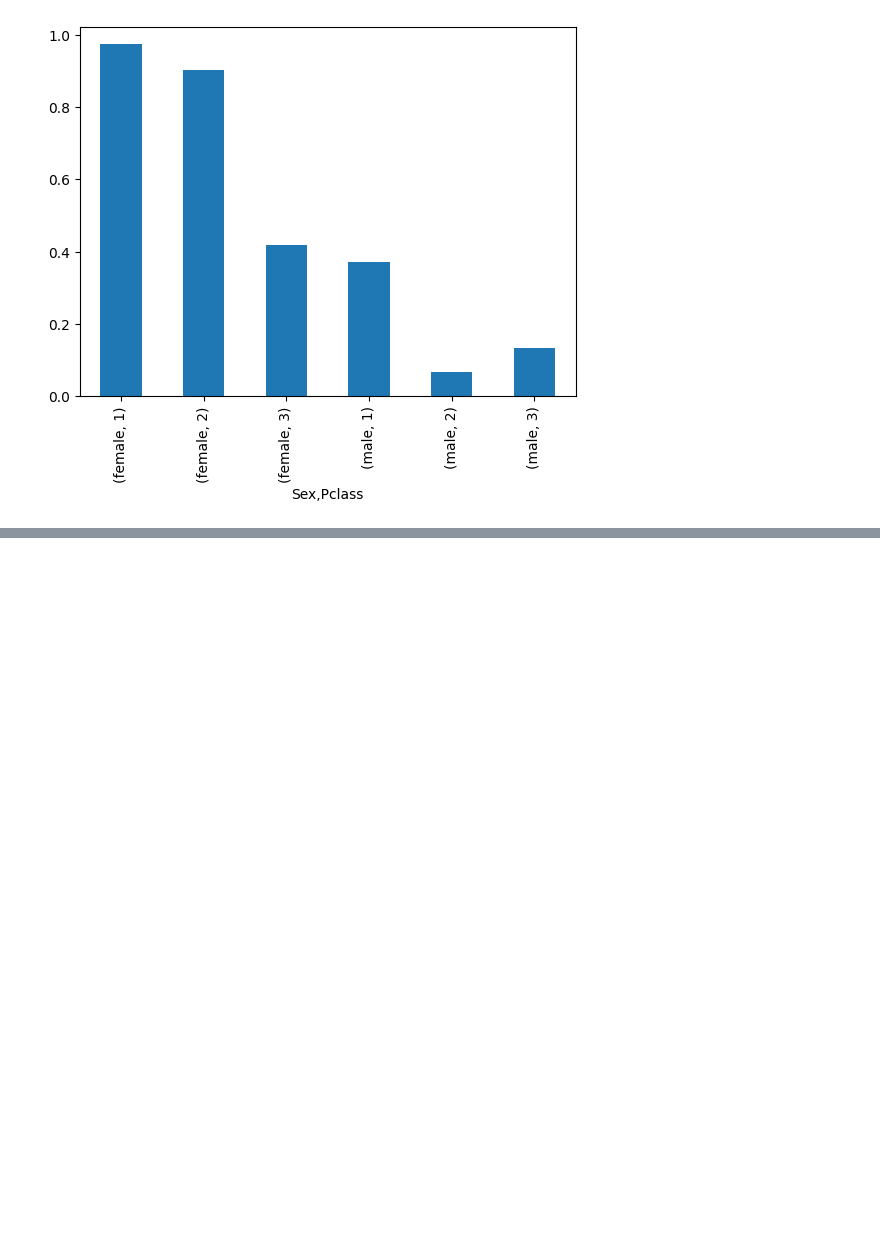
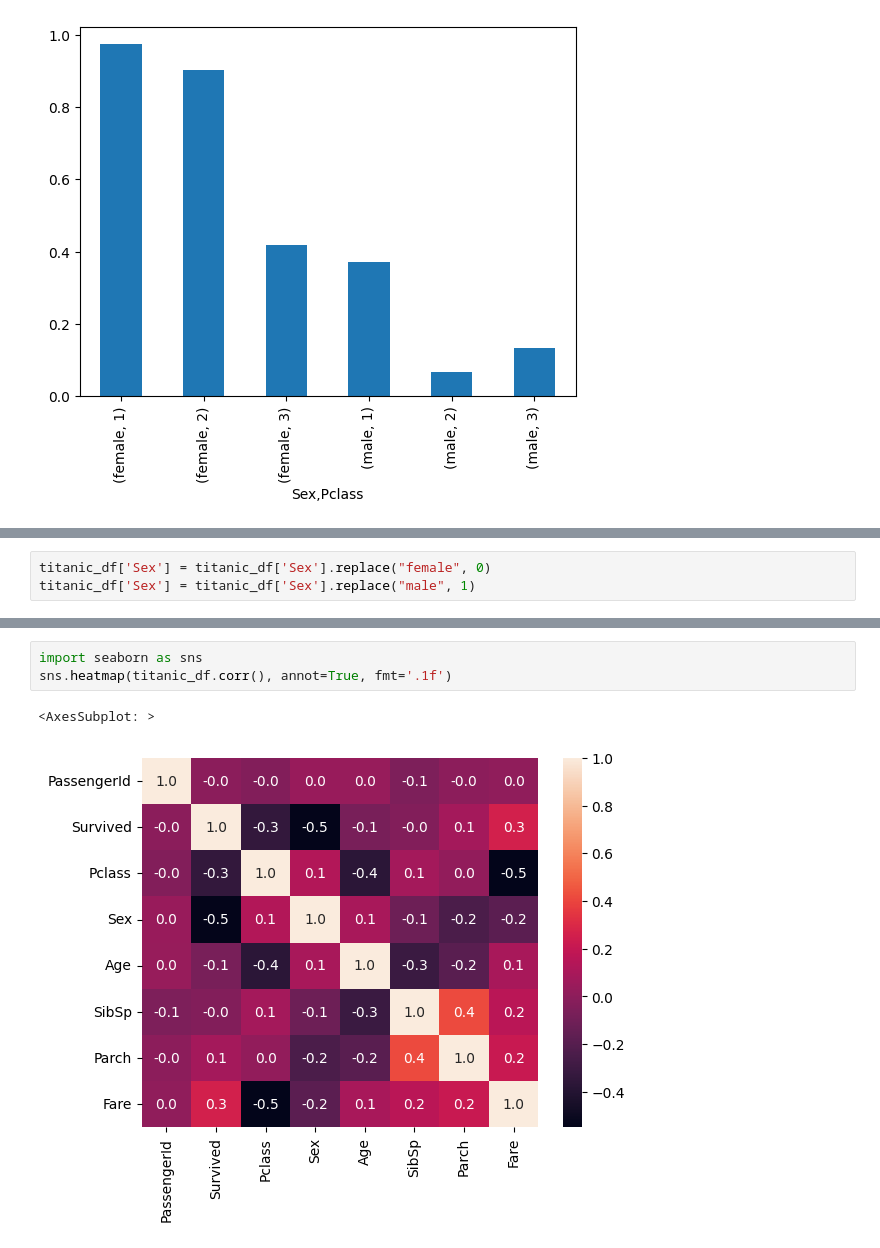
Before and after one commit to ithsgbg/python_ai_22, a Jupyter notebook: nov10/titanic.ipynb, the cells around one changed output, grey strips where cells are left out. Saved outputs shown, nothing was run; the diff lists cells and outputs as text; blank space fills up the shorter version.

```diff
--- a/nov10/titanic.ipynb
+++ b/nov10/titanic.ipynb
@@ -129,0 +184,3 @@ import matplotlib.pyplot as plt
+# %%
+titanic_df['Sex'] = titanic_df['Sex'].replace("female", 0)
+titanic_df['Sex'] = titanic_df['Sex'].replace("male", 1)
@@ -129,0 +227,6 @@ import matplotlib.pyplot as plt
+# %%
+import seaborn as sns
+sns.heatmap(titanic_df.corr(), annot=True, fmt='.1f')
+# %% [output]
+<AxesSubplot: >
+[figure, added]
```
Also changed, not shown: parts of 8 cells of this notebook, 1 other file.
